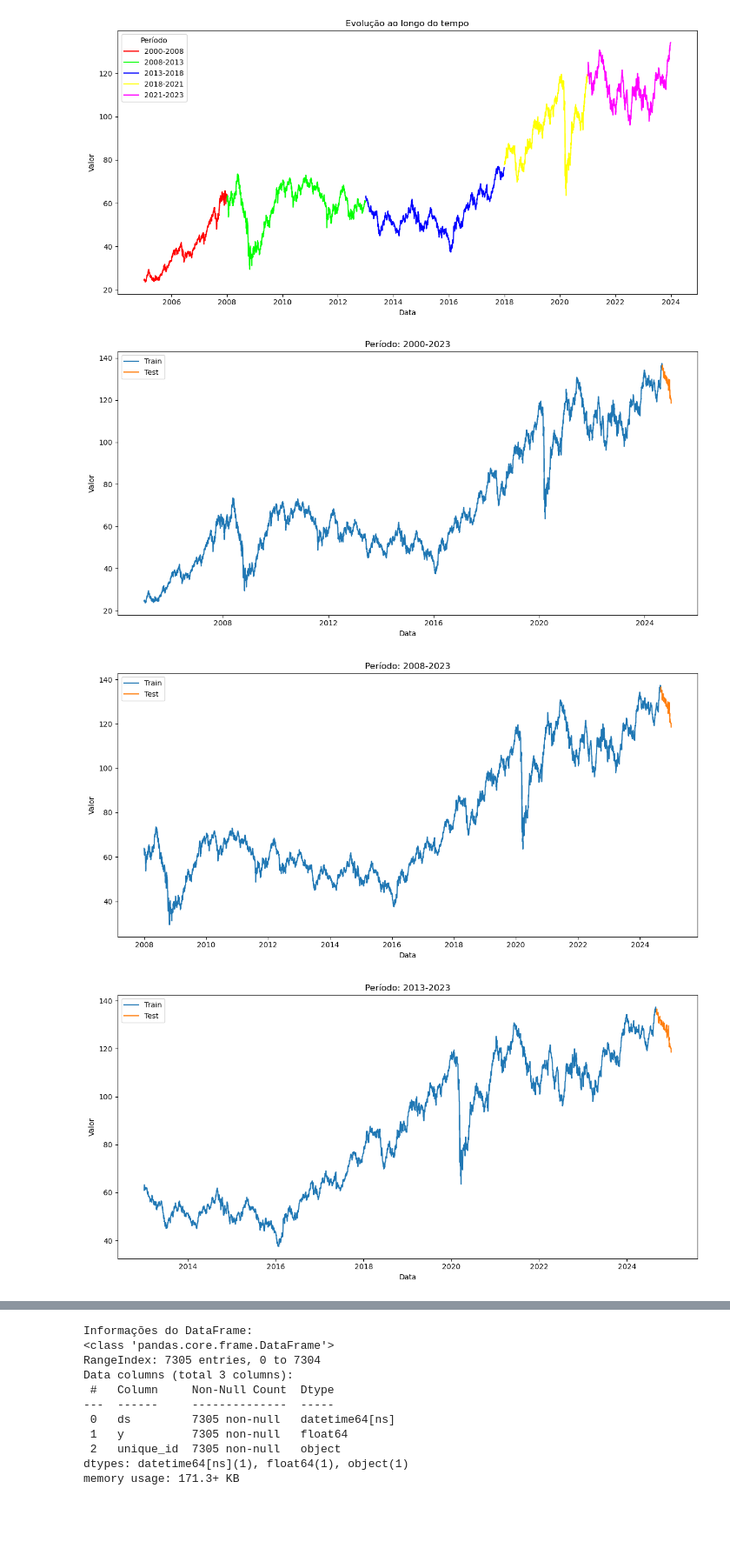
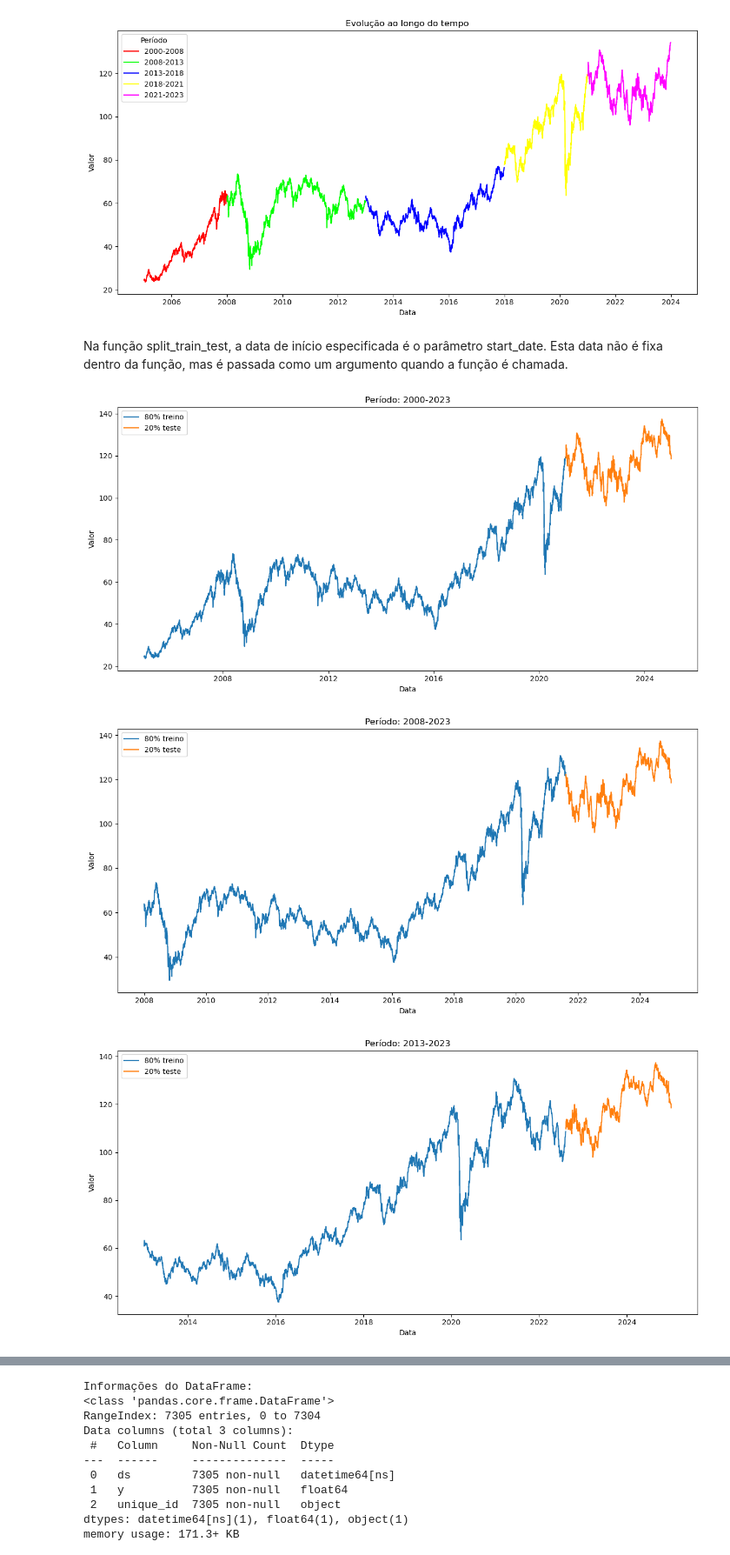
Before and after one commit to Data-Analitycs-Pos-Tech-Fiap/Ibovespa-prev, a Jupyter notebook: ibov-prev.ipynb, the cells around one changed output, grey strips where cells are left out. Shown: that part at 87% size. Drawn from its saved outputs; the diff is of its cells as text; code cells hidden in the pictures; blank space fills up the shorter version.

Commit message:
Implementa treino e teste do modelo

```diff
--- a/ibov-prev.ipynb
+++ b/ibov-prev.ipynb
@@ -242,18 +242,24 @@ plt.tight_layout()
 plt.show()
 # %% [output]
 [figure]
-# %%
-def split_train_test(df, start_date, test_days=123):
-    # Filtra o DataFrame para o período desejado
-    df_period = df[df['ds'] >= start_date]
-
-    # Separa os últimos 123 dias para teste
-    split_date = df_period['ds'].max() - pd.Timedelta(days=test_days)
-
-    df_train = df_period[df_period['ds'] <= split_date]
-    df_test = df_period[df_period['ds'] > split_date]
-
-    return df_train, df_test
+# %%
+def split_train_test(df, start_date, test_ratio=0.2):
+    # Filtra o DataFrame para incluir apenas dados a partir da data de início especificada
+    df_period = df[df['ds'] >= start_date]
+
+    # Calcula o índice de corte com base na proporção de teste
+    cutoff_index = int(len(df_period) * (1 - test_ratio))
+
+    # Cria o conjunto de treino com dados até o índice de corte (exclusive)
+    df_train = df_period.iloc[:cutoff_index]
+
+    # Cria o conjunto de teste com dados a partir do índice de corte
+    df_test = df_period.iloc[cutoff_index:]
+
+    # Retorna os conjuntos de treino e teste
+    return df_train, df_test
+# %% [markdown]
+Na função split_train_test, a data de início especificada é o parâmetro start_date. Esta data não é fixa dentro da função, mas é passada como um argumento quando a função é chamada.
 # %%
 start_dates = [
     pd.Timestamp('2000-01-01'),  # Desde o início da série histórica
@@ -267,17 +273,17 @@ dfs = [split_train_test(df1, start_date) for start_date in start_dates]
 # %%
 for i, (df_train, df_test) in enumerate(dfs):
     fig, ax = plt.subplots(figsize=(12, 6))
 
-    sns.lineplot(data=df_train, x='ds', y='y', label='Train', ax=ax)
-    sns.lineplot(data=df_test, x='ds', y='y', label='Test', ax=ax)
+    sns.lineplot(data=df_train, x='ds', y='y', label='80% treino', ax=ax)
+    sns.lineplot(data=df_test, x='ds', y='y', label='20% teste', ax=ax)
 
     ax.set_title(f'Período: {start_dates[i].year}-2023')
     ax.set_xlabel('Data')
     ax.set_ylabel('Valor')
     plt.legend()
     plt.tight_layout()
     plt.show()
 # %% [output]
-[figure, old version]
+[figure, new version]
-[figure, old version]
+[figure, new version]
-[figure, old version]
+[figure, new version]
```
Also changed, not shown: parts of 1 cell of this notebook.
